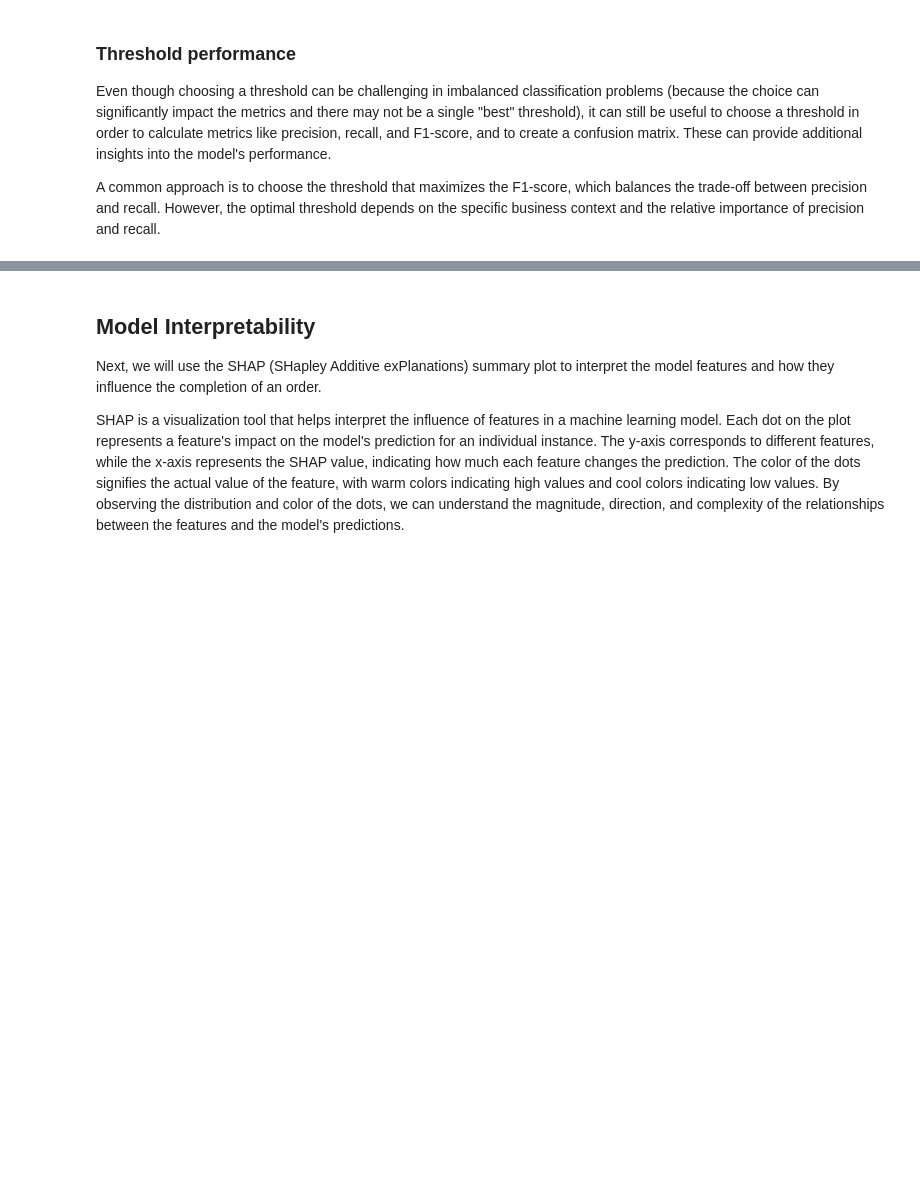
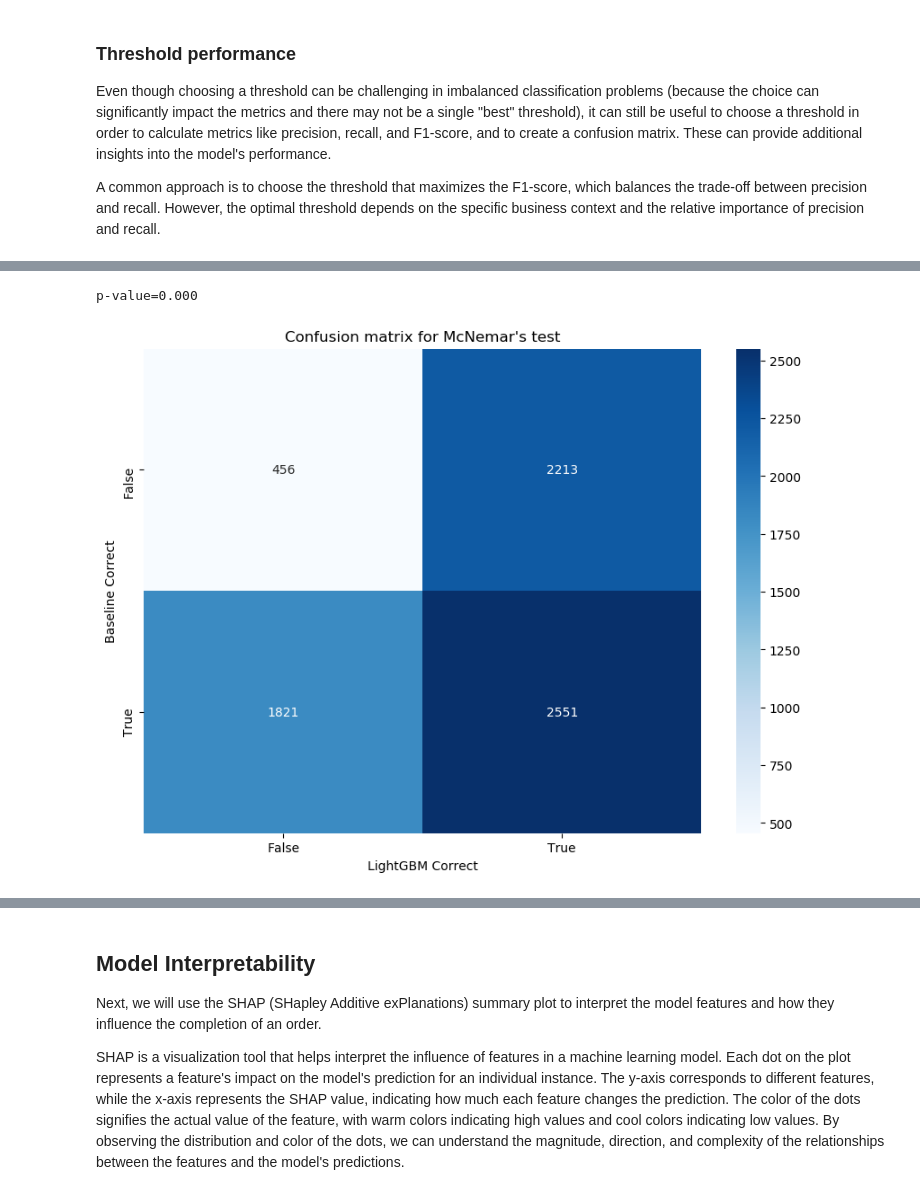
Before and after one commit to angeligareta/ml-engineer-nanodegree-capstone-project, a Jupyter notebook: src/model_evaluation.ipynb, the cells around one changed output, grey strips where cells are left out. Drawn from its saved outputs; the diff is of its cells as text; code cells hidden in the pictures; blank space fills up the shorter version.

Commit message:
Update model evaluation with comparison to basline and next steps

```diff
--- a/src/model_evaluation.ipynb
+++ b/src/model_evaluation.ipynb
@@ -78,4 +96,6 @@ test_df
 y_pred_proba = best_model.predict(test_df[features])
 
 # Get true column
-y_true = test_df['offer_completed_after_view']
+y_true = test_df['offer_completed_after_view'].astype(int)
+
+print('Incidence rate', y_true.mean())
@@ -121,7 +143,7 @@ A common approach is to choose the threshold that maximizes the F1-score, which
 # %%
 
 # Calculate metrics for various thresholds
-thresholds = np.arange(0.1, 1, 0.1)
+thresholds = np.arange(0.01, 1, 0.01)
 scores = []
 for t in thresholds:
     y_pred = (y_pred_proba > t).astype(int)
@@ -133,10 +155,11 @@ scores_df = pd.DataFrame(scores, columns=['Threshold', 'Precision', 'Recall', 'F
 
 # Find threshold with maximum F1 score
 best_threshold = scores_df.loc[scores_df['F1'].idxmax(), 'Threshold']
+print(best_threshold)
 
 # Calculate predictions, confusion matrix and classification report for best threshold
 y_pred_best = (y_pred_proba > best_threshold).astype(int)
-confusion = confusion_matrix(y_true, y_pred_best)
+confusion_mat = confusion_matrix(y_true, y_pred_best)
 classification_rep = classification_report(y_true, y_pred_best)
 
 print(f"Best threshold: {best_threshold}")
@@ -173,0 +194,28 @@ In conclusion, this model seems to be a good fit for scenarios where it's more i
+# %%
+import seaborn as sns
+import matplotlib.pyplot as plt
+
+# Baseline model predictions
+y_pred_baseline = np.repeat(y_true.mode(), len(y_true)).reset_index(drop=True)
+
+# Calculate where each model is correct or incorrect
+baseline_correct = y_pred_baseline == y_true
+lightgbm_correct = y_pred_best == y_true
+
+# Build confusion matrix for McNemar's test
+confusion_matrix = pd.crosstab(baseline_correct, lightgbm_correct, rownames=['Baseline Correct'], colnames=['LightGBM Correct'])
+
+# Apply McNemar's test
+result = mcnemar(confusion_matrix, exact=True)
+
+# Print p-value
+print('p-value=%.3f' % result.pvalue)
+
+# Visualize the confusion matrix
+plt.figure(figsize=(10, 7))
+sns.heatmap(confusion_matrix, annot=True, fmt='d', cmap='Blues')
+plt.title('Confusion matrix for McNemar\'s test')
+plt.show()
+# %% [output]
+p-value=0.000
+[figure, added]
```
Also changed, not shown: parts of 7 cells of this notebook.
